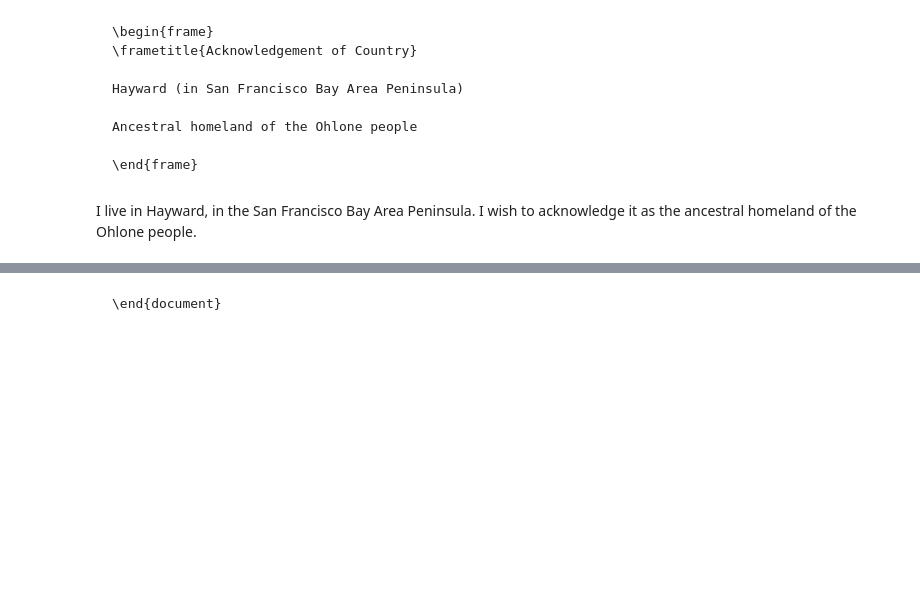
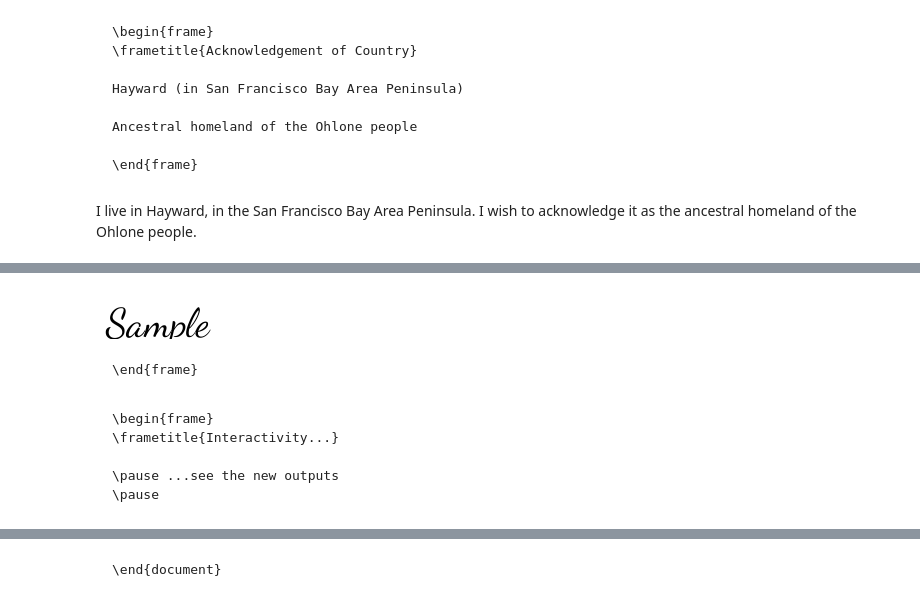
Before and after one commit to dev-skill-up/jupyter-education, a Jupyter notebook: talk.ipynb, the cells around one changed output, grey strips where cells are left out. Saved outputs shown, nothing was run; the diff lists cells and outputs as text; code cells hidden in the pictures; blank space fills up the shorter version.

````diff
--- a/talk.ipynb
+++ b/talk.ipynb
@@ -42,0 +181,2 @@ Ohlone people.
+# %%
+slider = IntSlider(min=2, max=10)
@@ -42,0 +195,21 @@ Ohlone people.
+# %%
+image = Image.new("RGB", (200, 50), color=(255,255,255))
+draw = ImageDraw.Draw(image)
+font = ImageFont.truetype("static/DancingScript-Regular.ttf",
+                          10 * slider.value)
+draw.text((10, 10), "Sample", font=font, fill=(0,0,0))
+image
+# %% [output]
+[figure, added]
+# %% [markdown]
+```{=latex}
+\end{frame}
+```
+# %% [markdown]
+```{=latex}
+\begin{frame}
+\frametitle{Interactivity...}
+
+\pause ...see the new outputs
+\pause
+```
````
Also changed, not shown: parts of 28 cells of this notebook, 8 other files.
